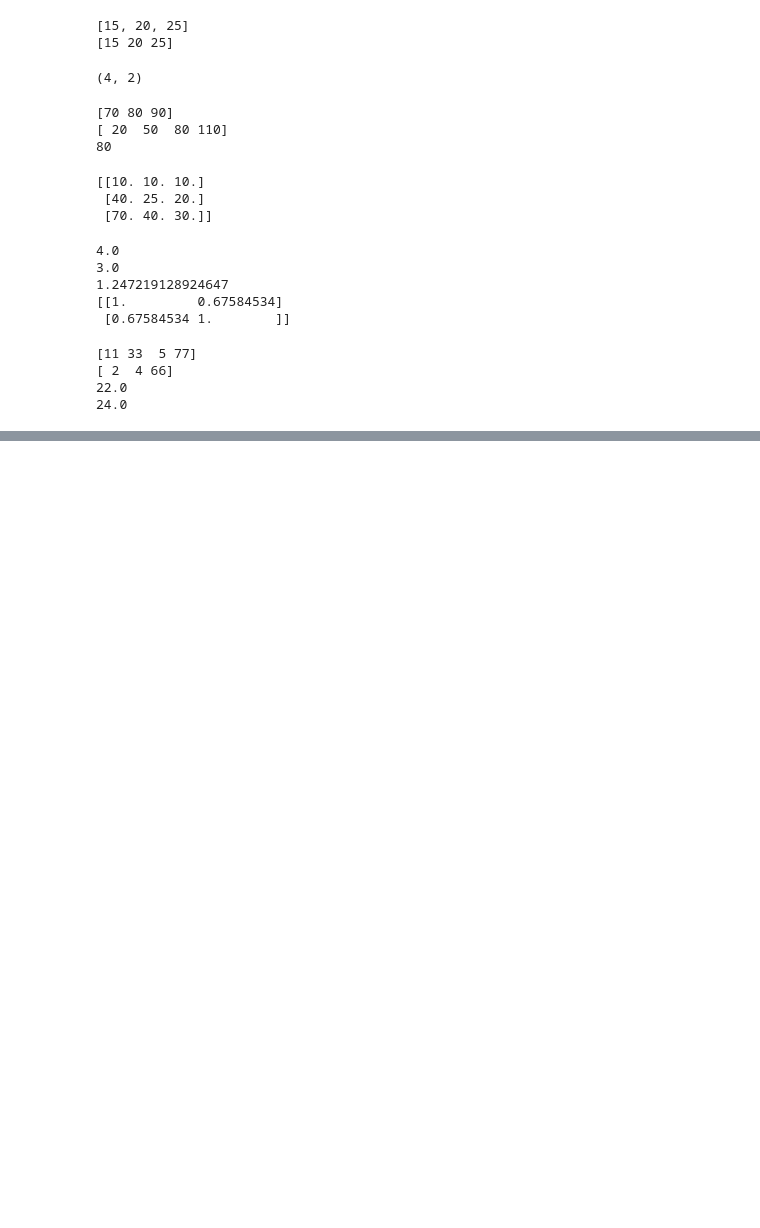
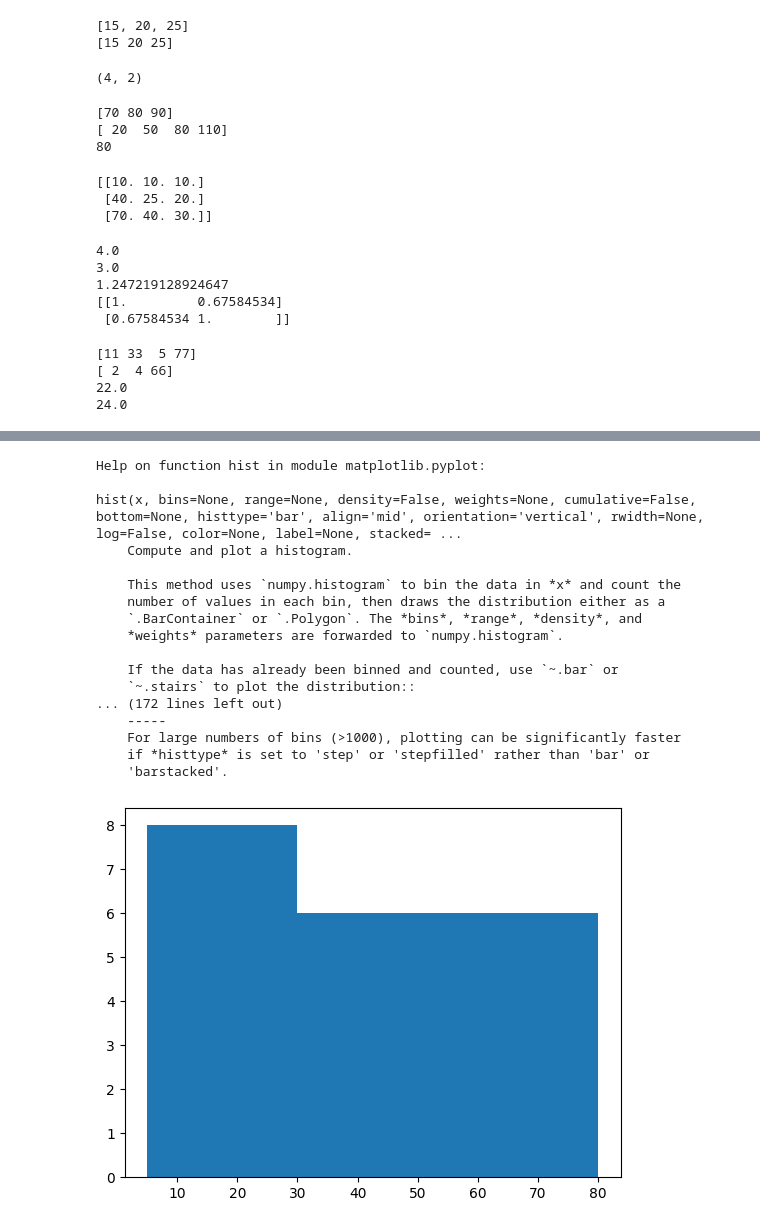
Before and after one commit to datamesse/python-studies, a Jupyter notebook: Data Camp/Notes.ipynb, the cells around one changed output, grey strips where cells are left out. Cells and saved outputs as stored; diff of their text form; code cells hidden in the pictures; blank space fills up the shorter version.

```diff
--- a/Data Camp/Notes.ipynb
+++ b/Data Camp/Notes.ipynb
@@ -434,14 +438,33 @@ plt.show()
 # %%
 # Histogram
 import matplotlib.pyplot as plt
 
 # hist(values_to_bin, number_of_bins defaults to 10)
-help(hist)
+help(plt.hist)
 
 australian_age_sample = [5,8,11,14,65,71,80,15,19,25,28,32,36,39,43,47,52,56,59,64]
 
 plt.hist(australian_age_sample, bins=3)
 plt.show()
+# %% [output]
+Help on function hist in module matplotlib.pyplot:
+
+hist(x, bins=None, range=None, density=False, weights=None, cumulative=False, bottom=None, histtype='bar', align='mid', orientation='vertical', rwidth=None, log=False, color=None, label=None, stacked= ...
+    Compute and plot a histogram.
+
+    This method uses `numpy.histogram` to bin the data in *x* and count the
+    number of values in each bin, then draws the distribution either as a
+    `.BarContainer` or `.Polygon`. The *bins*, *range*, *density*, and
+    *weights* parameters are forwarded to `numpy.histogram`.
+
+    If the data has already been binned and counted, use `~.bar` or
+    `~.stairs` to plot the distribution::
+... (172 lines left out)
+    -----
+    For large numbers of bins (>1000), plotting can be significantly faster
+    if *histtype* is set to 'step' or 'stepfilled' rather than 'bar' or
+    'barstacked'.
+[figure, added]
 # %%
 # clear current plotted figure
 import matplotlib.pyplot as plt
```
Also changed, not shown: parts of 7 cells of this notebook.
